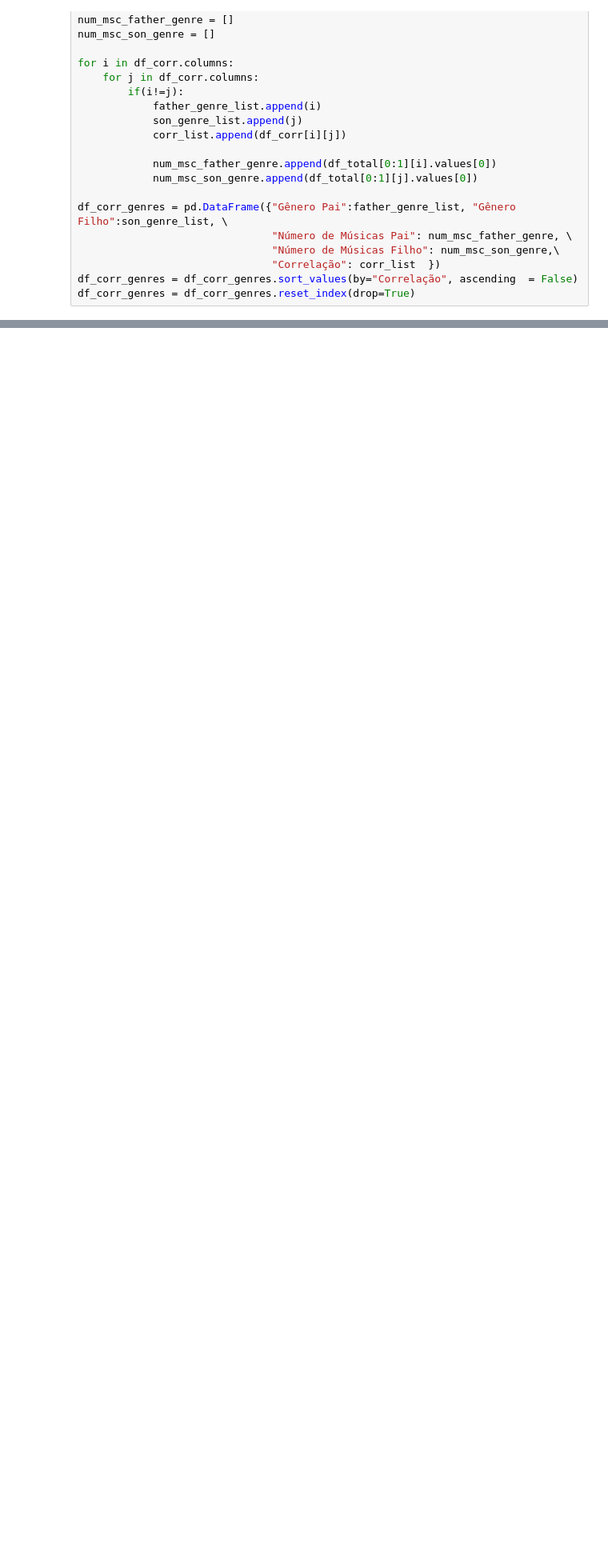
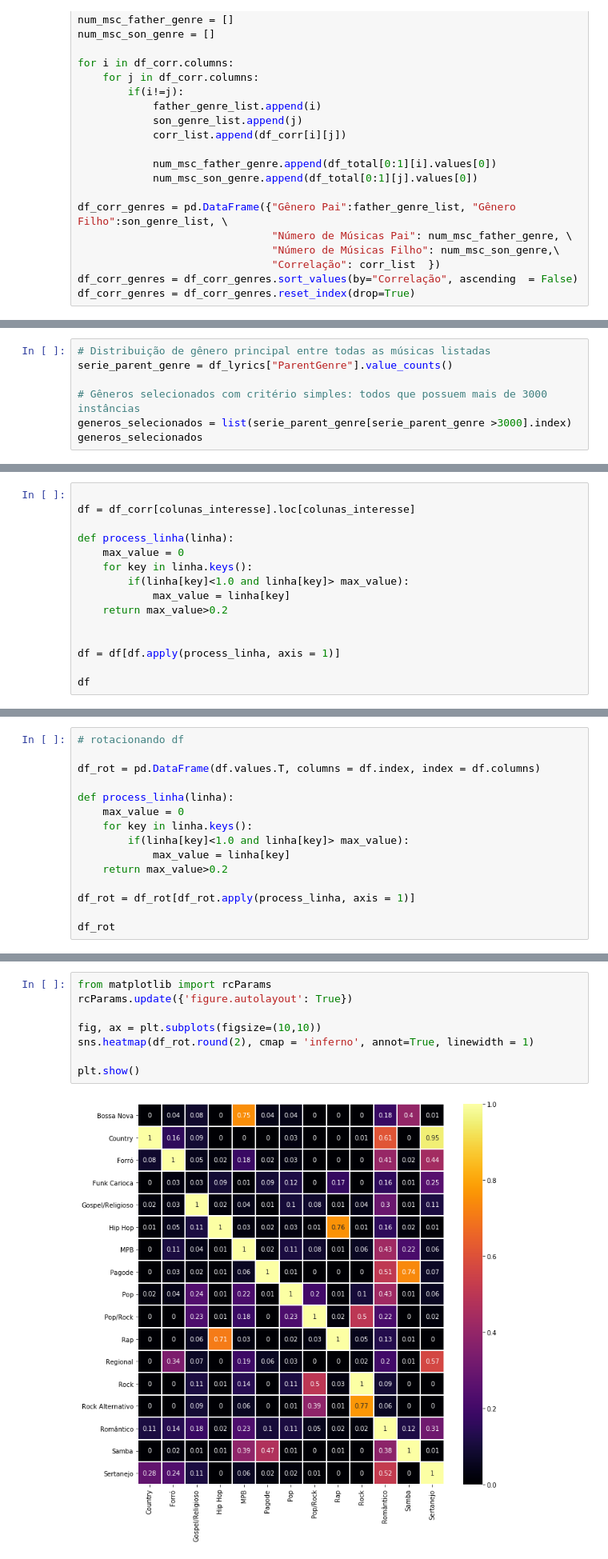
Before and after one commit to vinicius-alves/Selecao-Genero-Musical, a Jupyter notebook: Análise Exploratória/Análise Exploratória.ipynb, the cells around one changed output, grey strips where cells are left out. Shown at 80% size. Saved outputs shown, nothing was run; the diff lists cells and outputs as text; blank space fills up the shorter version.

Commit message:
Novos resultados pytext. Novo estudo gêneros.

```diff
--- a/Análise Exploratória/Análise Exploratória.ipynb
+++ b/Análise Exploratória/Análise Exploratória.ipynb
@@ -327,0 +189,7 @@ df_corr_genres[(df_corr_genres["Gênero Pai"].isin(generos_selecionados)) &\
+# %%
+# Distribuição de gênero principal entre todas as músicas listadas
+serie_parent_genre = df_lyrics["ParentGenre"].value_counts()
+
+# Gêneros selecionados com critério simples: todos que possuem mais de 3000 instâncias
+generos_selecionados = list(serie_parent_genre[serie_parent_genre >3000].index)
+generos_selecionados
@@ -327,0 +250,15 @@ df_corr_genres[(df_corr_genres["Gênero Pai"].isin(generos_selecionados)) &\
+# %%
+
+df = df_corr[colunas_interesse].loc[colunas_interesse]
+
+def process_linha(linha):
+    max_value = 0
+    for key in linha.keys():
+        if(linha[key]<1.0 and linha[key]> max_value):
+            max_value = linha[key]
+    return max_value>0.2
+
+
+df = df[df.apply(process_linha, axis = 1)]
+
+df
@@ -327,0 +280,15 @@ df_corr_genres[(df_corr_genres["Gênero Pai"].isin(generos_selecionados)) &\
+# %%
+# rotacionando df
+
+df_rot = pd.DataFrame(df.values.T, columns = df.index, index = df.columns)
+
+def process_linha(linha):
+    max_value = 0
+    for key in linha.keys():
+        if(linha[key]<1.0 and linha[key]> max_value):
+            max_value = linha[key]
+    return max_value>0.2
+
+df_rot = df_rot[df_rot.apply(process_linha, axis = 1)]
+
+df_rot
@@ -327,0 +314,10 @@ df_corr_genres[(df_corr_genres["Gênero Pai"].isin(generos_selecionados)) &\
+# %%
+from matplotlib import rcParams
+rcParams.update({'figure.autolayout': True})
+
+fig, ax = plt.subplots(figsize=(10,10))
+sns.heatmap(df_rot.round(2), cmap = 'inferno', annot=True, linewidth = 1)
+
+plt.show()
+# %% [output]
+[figure, added]
```
Also changed, not shown: parts of 15 cells of this notebook, 3 other files.
